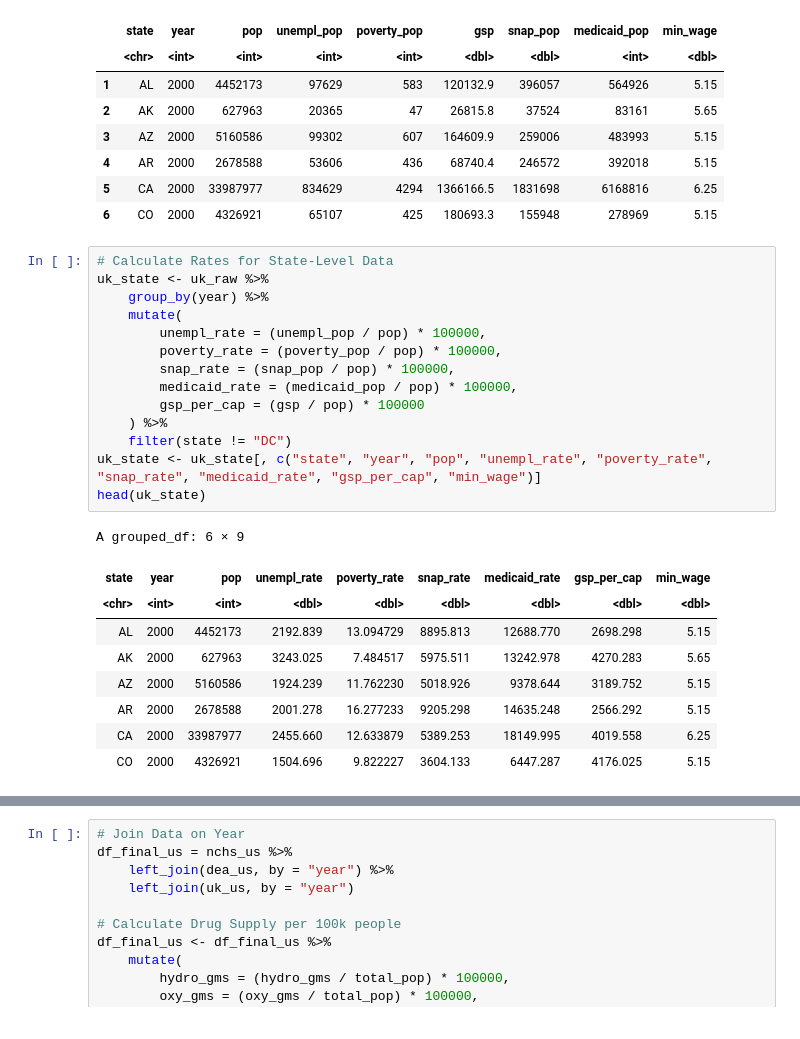
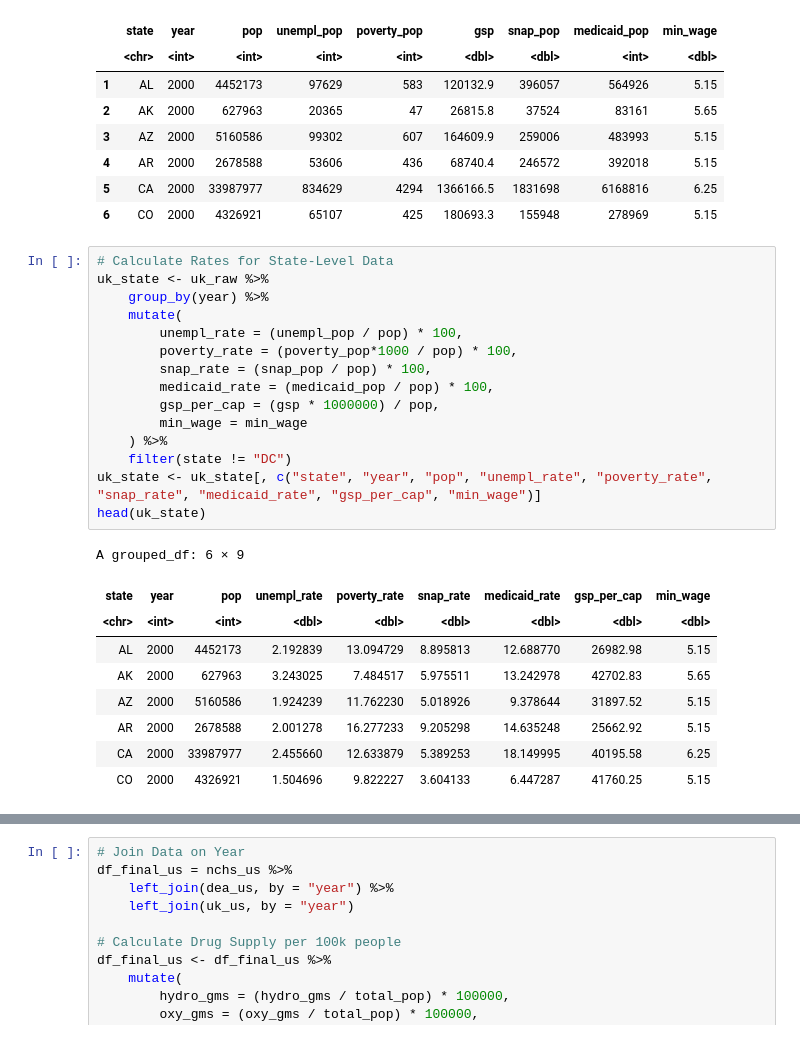
Before and after one commit to amberteetsel/opioid-crisis, a Jupyter notebook: src/data_collection.ipynb, the cells around one changed output, grey strips where cells are left out. Saved outputs shown, nothing was run; the diff lists cells and outputs as text.

```diff
--- a/src/data_collection.ipynb
+++ b/src/data_collection.ipynb
@@ -176,27 +180,28 @@ A data.frame: 6 × 9
 # %%
 # Calculate Rates for State-Level Data
 uk_state <- uk_raw %>%
     group_by(year) %>%
     mutate(
-        unempl_rate = (unempl_pop / pop) * 100000,
-        poverty_rate = (poverty_pop / pop) * 100000,
-        snap_rate = (snap_pop / pop) * 100000,
-        medicaid_rate = (medicaid_pop / pop) * 100000,
-        gsp_per_cap = (gsp / pop) * 100000
+        unempl_rate = (unempl_pop / pop) * 100,
+        poverty_rate = (poverty_pop*1000 / pop) * 100,
+        snap_rate = (snap_pop / pop) * 100,
+        medicaid_rate = (medicaid_pop / pop) * 100,
+        gsp_per_cap = (gsp * 1000000) / pop,
+        min_wage = min_wage
     ) %>%
     filter(state != "DC")
 uk_state <- uk_state[, c("state", "year", "pop", "unempl_rate", "poverty_rate", "snap_rate", "medicaid_rate", "gsp_per_cap", "min_wage")]
 head(uk_state)
 # %% [output]
 A grouped_df: 6 × 9
 | state | year | pop | unempl_rate | poverty_rate | snap_rate | medicaid_rate | gsp_per_cap | min_wage |
 | <chr> | <int> | <int> | <dbl> | <dbl> | <dbl> | <dbl> | <dbl> | <dbl> |
-| AL | 2000 | 4452173 | 2192.839 | 13.094729 | 8895.813 | 12688.770 | 2698.298 | 5.15 |
-| AK | 2000 | 627963 | 3243.025 | 7.484517 | 5975.511 | 13242.978 | 4270.283 | 5.65 |
-| AZ | 2000 | 5160586 | 1924.239 | 11.762230 | 5018.926 | 9378.644 | 3189.752 | 5.15 |
-| AR | 2000 | 2678588 | 2001.278 | 16.277233 | 9205.298 | 14635.248 | 2566.292 | 5.15 |
-| CA | 2000 | 33987977 | 2455.660 | 12.633879 | 5389.253 | 18149.995 | 4019.558 | 6.25 |
-| CO | 2000 | 4326921 | 1504.696 | 9.822227 | 3604.133 | 6447.287 | 4176.025 | 5.15 |
+| AL | 2000 | 4452173 | 2.192839 | 13.094729 | 8.895813 | 12.688770 | 26982.98 | 5.15 |
+| AK | 2000 | 627963 | 3.243025 | 7.484517 | 5.975511 | 13.242978 | 42702.83 | 5.65 |
+| AZ | 2000 | 5160586 | 1.924239 | 11.762230 | 5.018926 | 9.378644 | 31897.52 | 5.15 |
+| AR | 2000 | 2678588 | 2.001278 | 16.277233 | 9.205298 | 14.635248 | 25662.92 | 5.15 |
+| CA | 2000 | 33987977 | 2.455660 | 12.633879 | 5.389253 | 18.149995 | 40195.58 | 6.25 |
+| CO | 2000 | 4326921 | 1.504696 | 9.822227 | 3.604133 | 6.447287 | 41760.25 | 5.15 |
 # %%
 # Aggregate to the U.S. level, weighted averages
 uk_us <- uk_raw %>%
```
Also changed, not shown: parts of 8 cells of this notebook, 4 other files.
